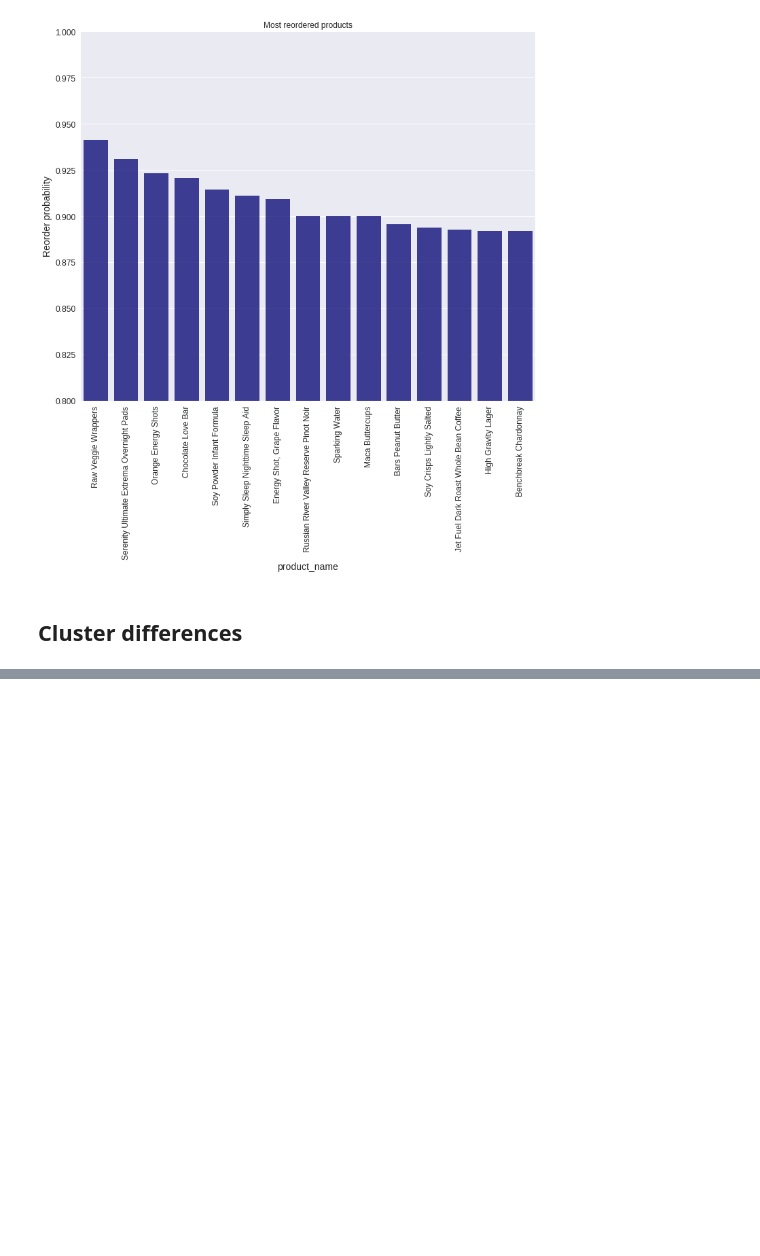
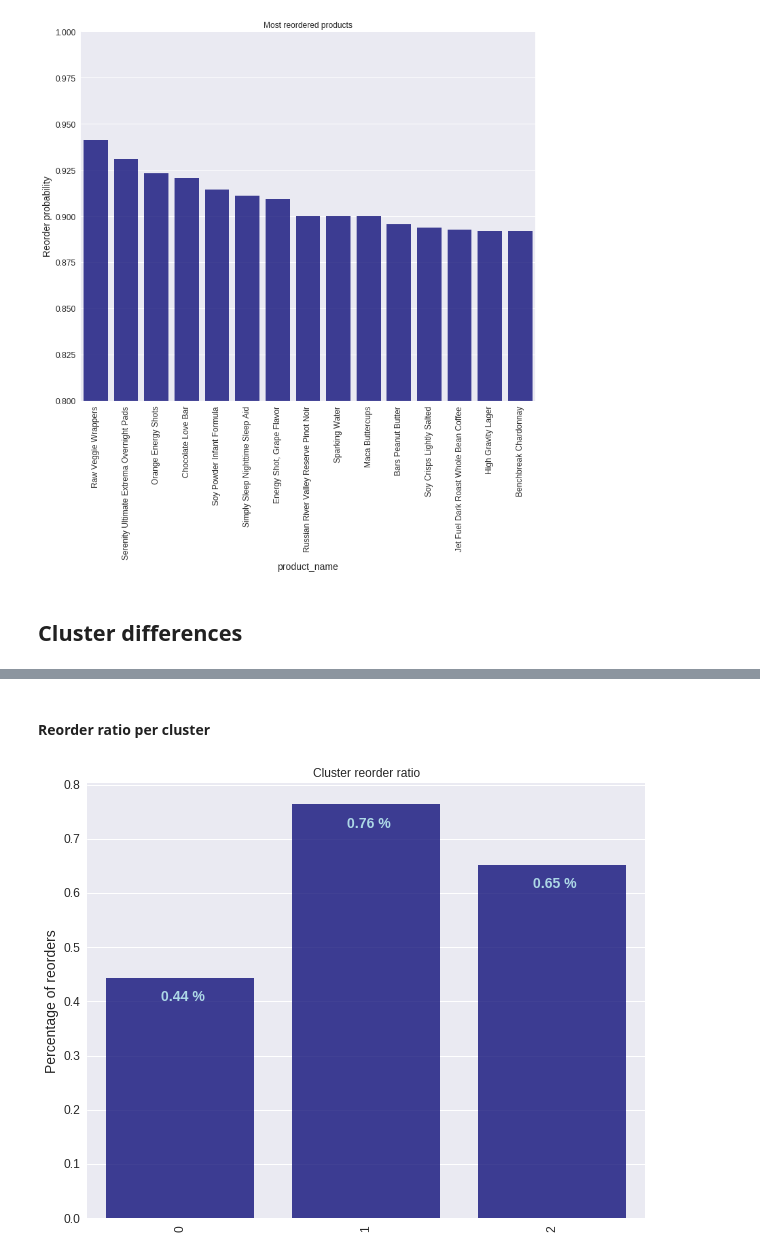
Before and after one commit to dxu15-nic/Instacart_Recommender, a Jupyter notebook: notebooks/EDA.ipynb, the cells around one changed output, grey strips where cells are left out. Drawn from its saved outputs; the diff is of its cells as text; code cells hidden in the pictures; blank space fills up the shorter version.

```diff
--- a/notebooks/EDA.ipynb
+++ b/notebooks/EDA.ipynb
@@ -534,0 +540,23 @@ plt.show();
+# %% [markdown]
+#### Reorder ratio per cluster
+# %%
+def reorders_cluster(df, cluster):
+    return df.reordered.sum() / df.shape[0]
+
+reorders = []
+for cluster in range(len(cluster_number)):
+    reorders.append(reorders_cluster(df_past_orders_cluster[df_past_orders_cluster.cluster==cluster], cluster))
+
+plt.figure(figsize=(10,8))
+sns.barplot([0,1,2], reorders, alpha=0.8, color='darkblue')
+plt.ylabel("Percentage of reorders")
+plt.xticks(rotation="vertical")
+plt.title('Cluster reorder ratio')
+
+plt.annotate(str(round(reorders[0],2))+' %', xytext=(-0.1, 0.4), xy=(0,0), size=14, weight='bold', color='lightblue')
+plt.annotate(str(round(reorders[1],2))+' %', xytext=(0.9, 0.72), xy=(0,0), size=14, weight='bold', color='lightblue')
+plt.annotate(str(round(reorders[2],2))+' %', xytext=(1.9, 0.61), xy=(0,0), size=14, weight='bold', color='lightblue')
+
+plt.show()
+# %% [output]
+[figure, added]
```
Also changed, not shown: parts of 30 cells of this notebook.
